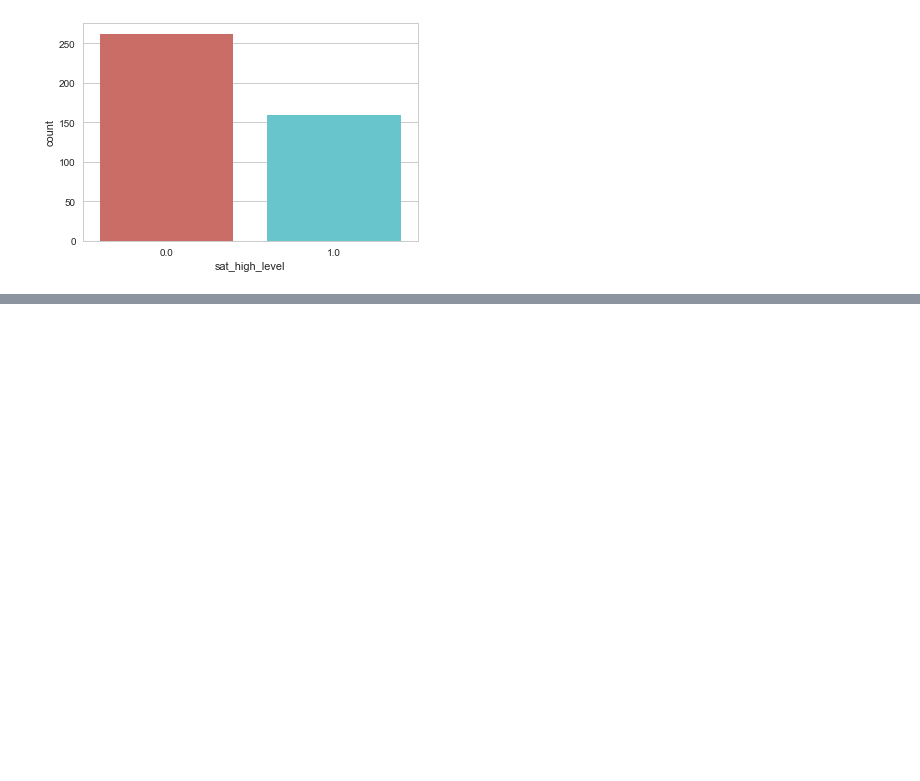
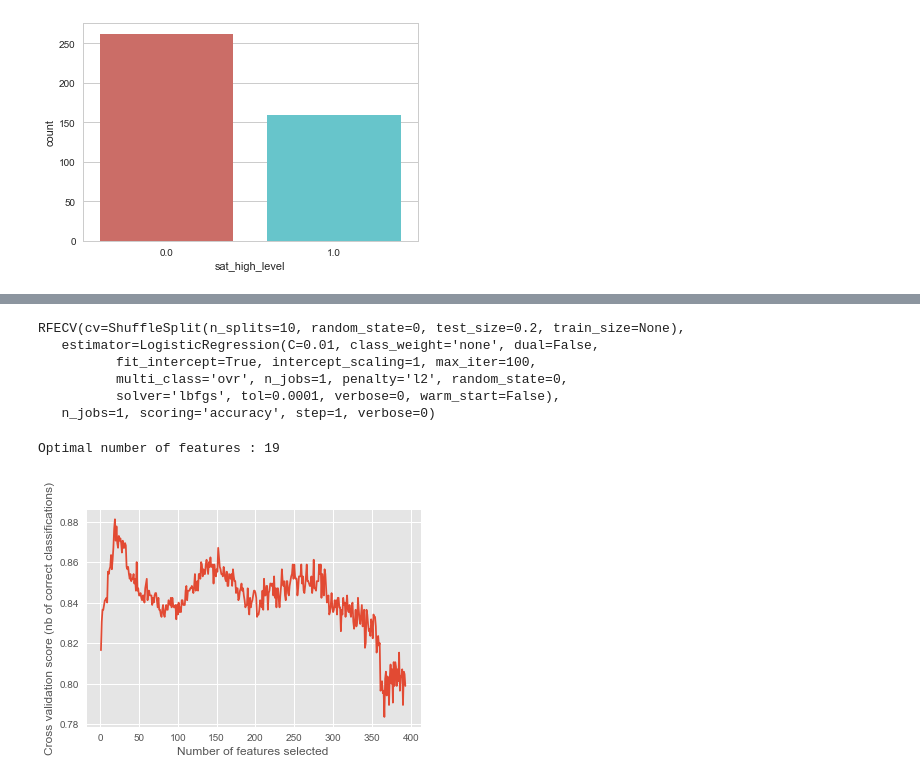
Before and after one commit to jeffweltman/MSDS7331, a Jupyter notebook: Jeff-MiniProject1.ipynb, the cells around one changed output, grey strips where cells are left out. Drawn from its saved outputs; the diff is of its cells as text; code cells hidden in the pictures; blank space fills up the shorter version.

Commit message:
Pushing logistic code

```diff
--- a/Jeff-MiniProject1.ipynb
+++ b/Jeff-MiniProject1.ipynb
@@ -98,0 +46,9 @@ avg / total       0.88      0.88      0.88       336
+# %%
+Y_sat_high=hs_2017['sat_high_level'].values
+Y = Y_sat_high
+del hs_2017['sat_high_level']
+X_highSchools=hs_2017
+# %%
+#Divide data into test and training splits
+from sklearn.model_selection import ShuffleSplit
+cv = ShuffleSplit(n_splits=10, test_size=0.20, random_state=0)
@@ -98,0 +186,12 @@ avg / total       0.88      0.88      0.88       336
+# %%
+#Scale dataset converting to standard normally distributed data
+# (e.g. Gaussian with 0 mean and unit variance).
+from sklearn.preprocessing import StandardScaler
+
+#Fit to data for scaling
+scaler = StandardScaler()
+scaler.fit(X_highSchools)
+
+#Transform training data to z-scores
+#This makes our model's coefficients take on the same scale for accurate feature importance analisys
+X_highSchools_Scl = scaler.transform(X_highSchools)
@@ -98,0 +281,31 @@ avg / total       0.88      0.88      0.88       336
+# %%
+from sklearn.feature_selection import RFECV
+
+#Create a regression estimator with best parameters for cross validation
+classifierEst = regGridSearch.best_estimator_
+
+rfecv = RFECV(estimator=classifierEst, step=1, cv=cv, scoring='accuracy')
+rfecv.fit(X_highSchools, Y)
+# %% [output]
+RFECV(cv=ShuffleSplit(n_splits=10, random_state=0, test_size=0.2, train_size=None),
+   estimator=LogisticRegression(C=0.01, class_weight='none', dual=False,
+          fit_intercept=True, intercept_scaling=1, max_iter=100,
+          multi_class='ovr', n_jobs=1, penalty='l2', random_state=0,
+          solver='lbfgs', tol=0.0001, verbose=0, warm_start=False),
+   n_jobs=1, scoring='accuracy', step=1, verbose=0)
+# %%
+# Examine categorical variables of interest
+import matplotlib.pyplot as plt
+%matplotlib inline
+
+print("Optimal number of features : %d" % rfecv.n_features_)
+
+# Plot number of features VS. cross-validation scores
+plt.figure()
+plt.xlabel("Number of features selected")
+plt.ylabel("Cross validation score (nb of correct classifications)")
+plt.plot(range(1, len(rfecv.grid_scores_) + 1), rfecv.grid_scores_)
+plt.show()
+# %% [output]
+Optimal number of features : 19
+[figure, added]
```
Also changed, not shown: parts of 25 cells of this notebook.
